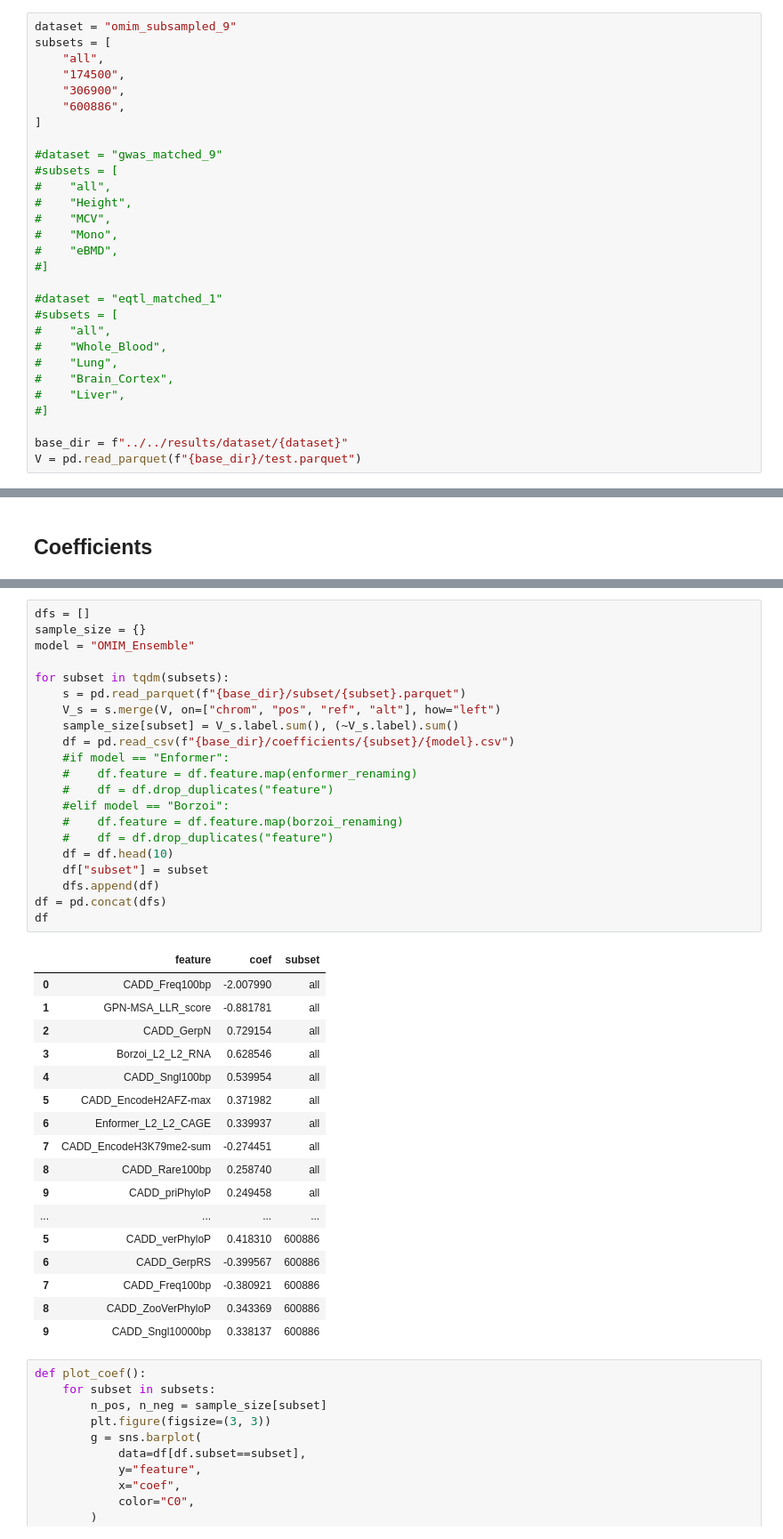
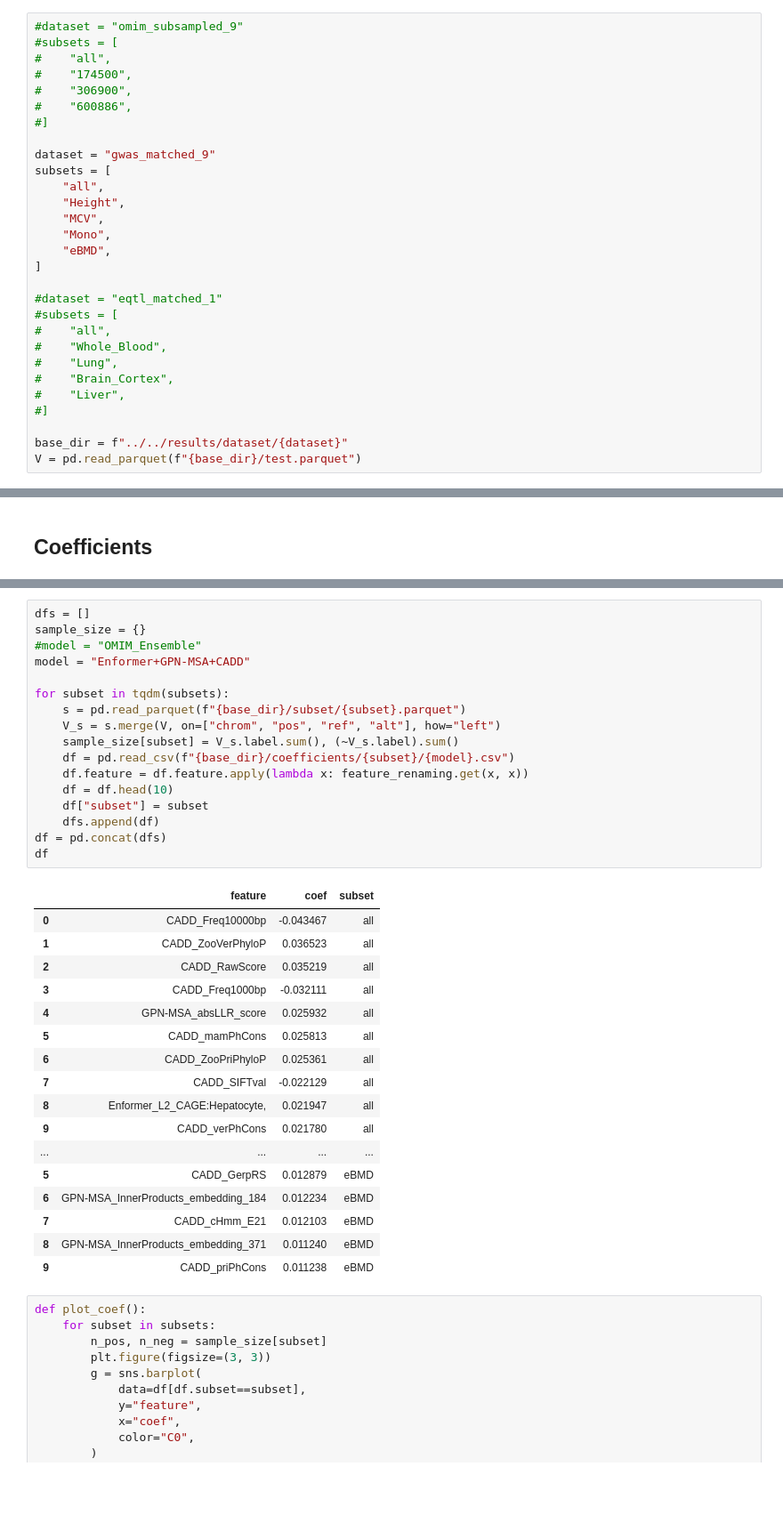
Before and after one commit to minjaf/TraitGym, a Jupyter notebook: workflow/notebooks/interpretation.ipynb, the cells around one changed output, grey strips where cells are left out. Shown: that part at 89% size. Cells and saved outputs as stored; diff of their text form; blank space fills up the shorter version.

```diff
--- a/workflow/notebooks/interpretation.ipynb
+++ b/workflow/notebooks/interpretation.ipynb
@@ -73,20 +101,20 @@ borzoi_renaming = pd.read_csv("../../results/metadata/Borzoi.csv").set_index("na
 # %%
-dataset = "omim_subsampled_9"
+#dataset = "omim_subsampled_9"
+#subsets = [
+#    "all",
+#    "174500",
+#    "306900",
+#    "600886",
+#]
+
+dataset = "gwas_matched_9"
 subsets = [
     "all",
-    "174500",
-    "306900",
-    "600886",
+    "Height",
+    "MCV",
+    "Mono",
+    "eBMD",
 ]
-
-#dataset = "gwas_matched_9"
-#subsets = [
-#    "all",
-#    "Height",
-#    "MCV",
-#    "Mono",
-#    "eBMD",
-#]
 
 #dataset = "eqtl_matched_1"
 #subsets = [
@@ -211,42 +259,38 @@ Name: count, dtype: int64
 # %%
 dfs = []
 sample_size = {}
-model = "OMIM_Ensemble"
+#model = "OMIM_Ensemble"
+model = "Enformer+GPN-MSA+CADD"
 
 for subset in tqdm(subsets):
     s = pd.read_parquet(f"{base_dir}/subset/{subset}.parquet")
     V_s = s.merge(V, on=["chrom", "pos", "ref", "alt"], how="left")
     sample_size[subset] = V_s.label.sum(), (~V_s.label).sum()
     df = pd.read_csv(f"{base_dir}/coefficients/{subset}/{model}.csv")
-    #if model == "Enformer":
-    #    df.feature = df.feature.map(enformer_renaming)
-    #    df = df.drop_duplicates("feature")
-    #elif model == "Borzoi":
-    #    df.feature = df.feature.map(borzoi_renaming)
-    #    df = df.drop_duplicates("feature")
+    df.feature = df.feature.apply(lambda x: feature_renaming.get(x, x))
     df = df.head(10)
     df["subset"] = subset
     dfs.append(df)
 df = pd.concat(dfs)
 df
 # %% [output]
 |  | feature | coef | subset |
-| 0 | CADD_Freq100bp | -2.007990 | all |
-| 1 | GPN-MSA_LLR_score | -0.881781 | all |
-| 2 | CADD_GerpN | 0.729154 | all |
-| 3 | Borzoi_L2_L2_RNA | 0.628546 | all |
-| 4 | CADD_Sngl100bp | 0.539954 | all |
-| 5 | CADD_EncodeH2AFZ-max | 0.371982 | all |
-| 6 | Enformer_L2_L2_CAGE | 0.339937 | all |
-| 7 | CADD_EncodeH3K79me2-sum | -0.274451 | all |
-| 8 | CADD_Rare100bp | 0.258740 | all |
-| 9 | CADD_priPhyloP | 0.249458 | all |
+| 0 | CADD_Freq10000bp | -0.043467 | all |
+| 1 | CADD_ZooVerPhyloP | 0.036523 | all |
+| 2 | CADD_RawScore | 0.035219 | all |
+| 3 | CADD_Freq1000bp | -0.032111 | all |
+| 4 | GPN-MSA_absLLR_score | 0.025932 | all |
+| 5 | CADD_mamPhCons | 0.025813 | all |
+| 6 | CADD_ZooPriPhyloP | 0.025361 | all |
+| 7 | CADD_SIFTval | -0.022129 | all |
+| 8 | Enformer_L2_CAGE:Hepatocyte, | 0.021947 | all |
+| 9 | CADD_verPhCons | 0.021780 | all |
 | ... | ... | ... | ... |
-| 5 | CADD_verPhyloP | 0.418310 | 600886 |
-| 6 | CADD_GerpRS | -0.399567 | 600886 |
-| 7 | CADD_Freq100bp | -0.380921 | 600886 |
-| 8 | CADD_ZooVerPhyloP | 0.343369 | 600886 |
-| 9 | CADD_Sngl10000bp | 0.338137 | 600886 |
+| 5 | CADD_GerpRS | 0.012879 | eBMD |
+| 6 | GPN-MSA_InnerProducts_embedding_184 | 0.012234 | eBMD |
+| 7 | CADD_cHmm_E21 | 0.012103 | eBMD |
+| 8 | GPN-MSA_InnerProducts_embedding_371 | 0.011240 | eBMD |
+| 9 | CADD_priPhCons | 0.011238 | eBMD |
 # %%
 def plot_coef():
     for subset in subsets:
```
Also changed, not shown: parts of 3 cells of this notebook, 2 other files.
